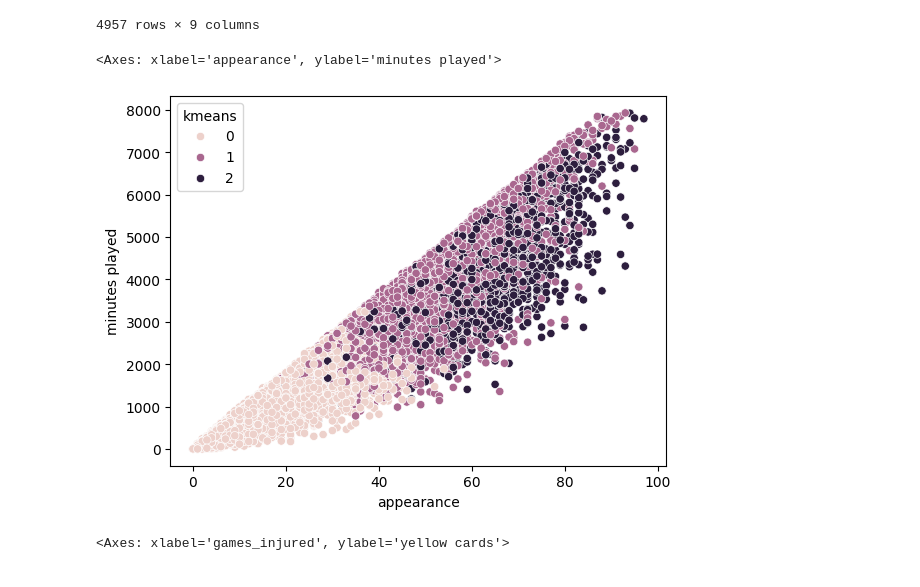
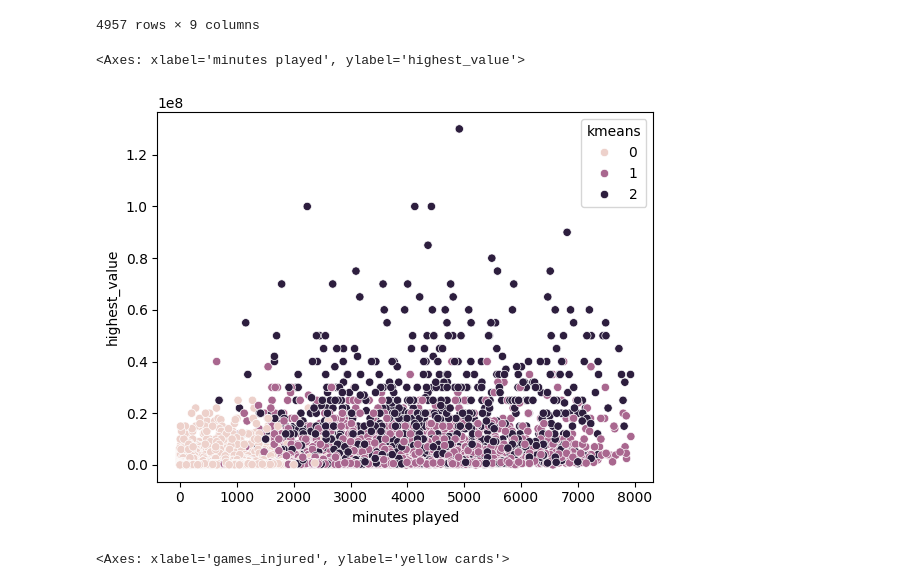
Before and after one commit to Tuwaiq-DS-ML-bootcamp-V-6/Use-case-7, a Jupyter notebook: ML - K-Means-All-Features.ipynb, the cells around one changed output. Saved outputs shown, nothing was run; the diff lists cells and outputs as text; code cells hidden in the pictures.

```diff
--- a/ML - K-Means-All-Features.ipynb
+++ b/ML - K-Means-All-Features.ipynb
@@ -501,10 +501,10 @@ X[X['kmeans']==0]
 | 10753 | 21 | 1046 | 0 | 0 | 25000 | 0 | 0 | 1 | ... |
 4957 rows × 9 columns
 # %%
-sns.scatterplot(data = X , x = 'appearance', y = 'minutes played', hue = 'kmeans')
+sns.scatterplot(data = X , x = 'minutes played', y = 'highest_value', hue = 'kmeans')
 # %% [output]
-<Axes: xlabel='appearance', ylabel='minutes played'>
+<Axes: xlabel='minutes played', ylabel='highest_value'>
-[figure, old version]
+[figure, new version]
 # %%
 sns.scatterplot(data = X , x = 'games_injured', y = 'yellow cards', hue = 'kmeans')
 # %% [output]
```
Also changed, not shown: parts of 1 cell of this notebook, 5 other files.
